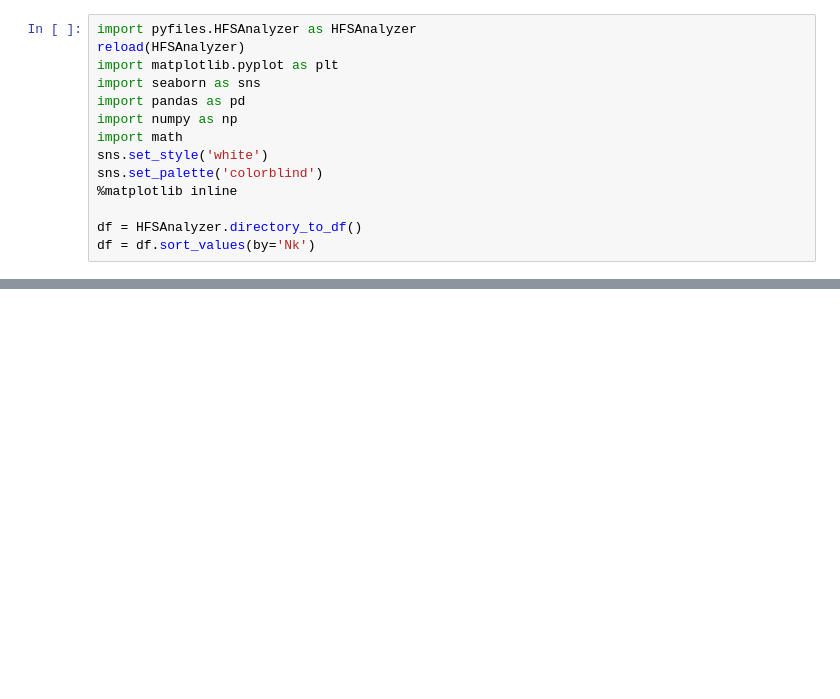
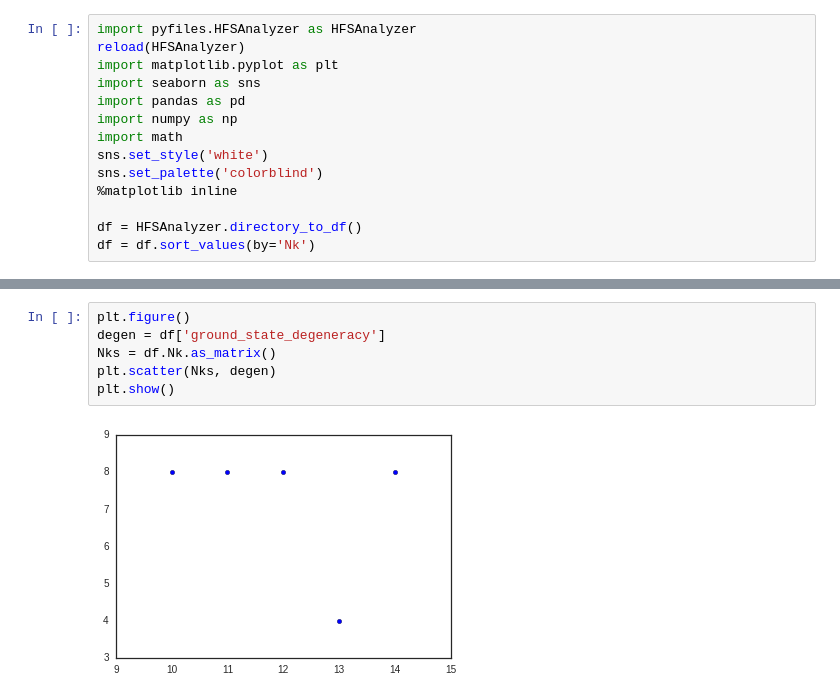
Before and after one commit to ecurtin2/HF-Stability, a Jupyter notebook: src/Analyzer.ipynb, the cells around one changed output, grey strips where cells are left out. Cells and saved outputs as stored; diff of their text form; blank space fills up the shorter version.

```diff
--- a/src/Analyzer.ipynb
+++ b/src/Analyzer.ipynb
@@ -134,0 +102,8 @@ plt.ylim(0, np.amax(mvtimes))
+# %%
+plt.figure()
+degen = df['ground_state_degeneracy']
+Nks = df.Nk.as_matrix()
+plt.scatter(Nks, degen)
+plt.show()
+# %% [output]
+[figure, added]
```
Also changed, not shown: parts of 9 cells of this notebook, 26 other files.
